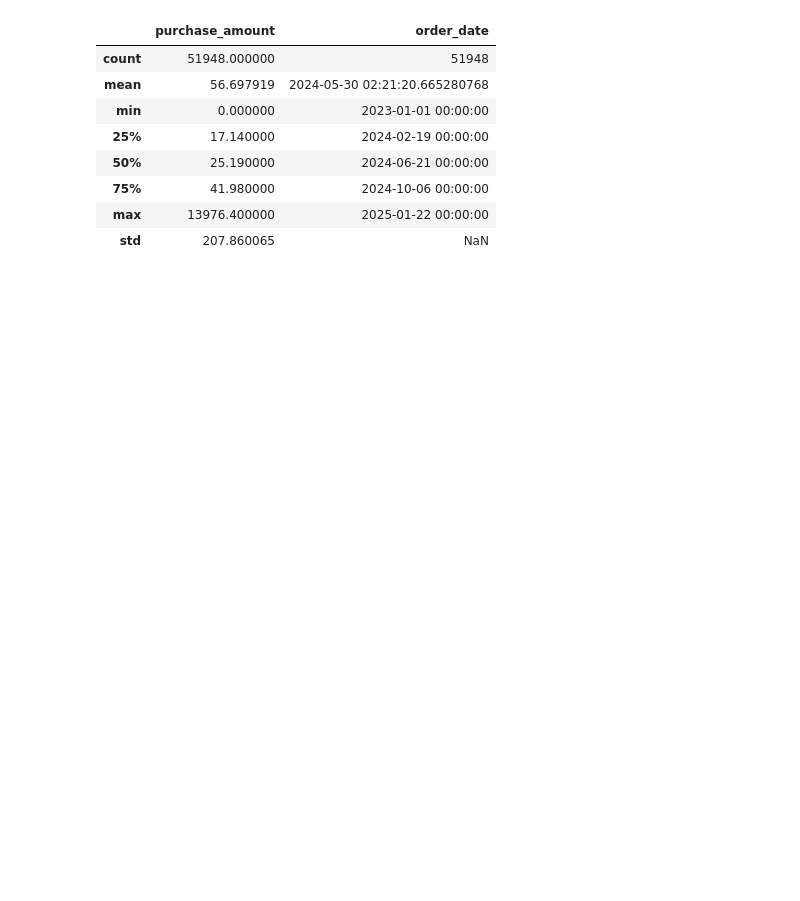
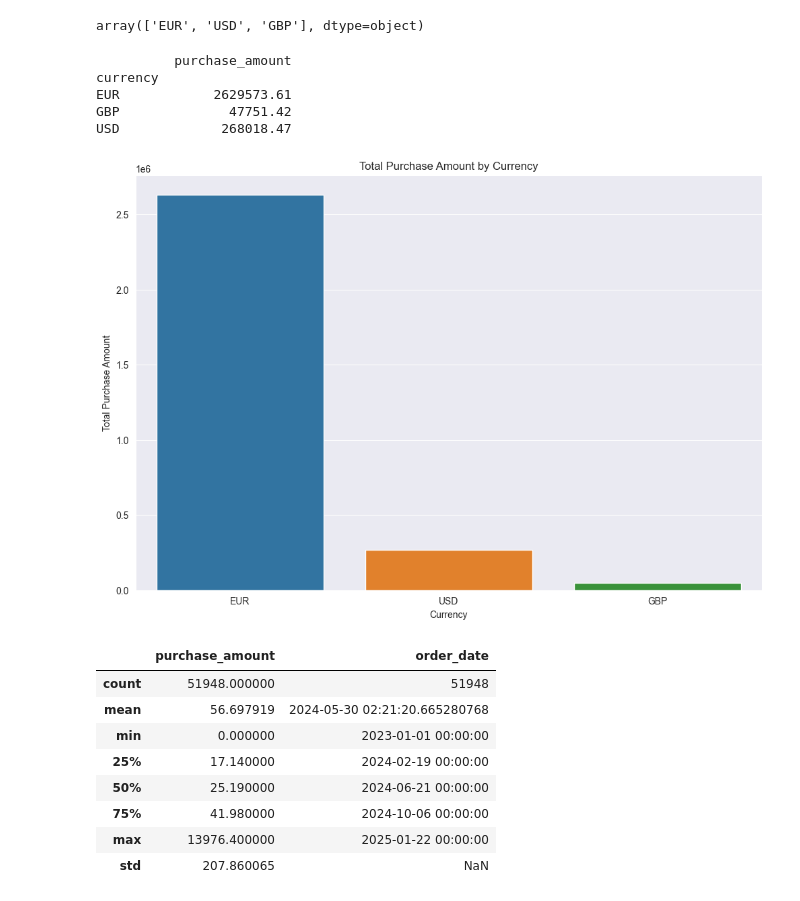
Before and after one commit to menerig/NoACaseStudy, a Jupyter notebook: NoA_case.ipynb, the cells around one changed output. Saved outputs shown, nothing was run; the diff lists cells and outputs as text; code cells hidden in the pictures; blank space fills up the shorter version.

```diff
--- a/NoA_case.ipynb
+++ b/NoA_case.ipynb
@@ -17,6 +17,40 @@ ecomm_df.head()
 | 2 | 33e1834f-db37-4a99-9be5-e45886b4dfd4 | 56.37 | EUR | 2025-01-22 | a27631c8-3fbd-4ace-a46f-c65b2c5928d2 |
 | 3 | 0b51225c-0ffe-4b4a-990b-f266f58e51aa | 24.19 | EUR | 2025-01-22 | 2d5c1cad-07eb-439f-8ffa-9cd8ced6cea2 |
 | 4 | 8d635007-5ab8-4680-988a-6ac5a93ea14b | 24.79 | USD | 2025-01-22 | 48a9bdca-dbf9-41b3-be54-93cf62d257da |
+# %%
+ecomm_df['currency'].unique()
+# %% [output]
+array(['EUR', 'USD', 'GBP'], dtype=object)
+# %%
+print(ecomm_df.groupby(['currency'])[['purchase_amount']].sum())
+# %% [output]
+          purchase_amount
+currency
+EUR            2629573.61
+GBP              47751.42
+USD             268018.47
+# %%
+# Sort by total purchase amount per currency
+ecomm_df_curr = ecomm_df.groupby("currency", as_index=False)["purchase_amount"].sum().sort_values(by="purchase_amount", ascending=False)
+
+# Set plot style
+sns.set_style('darkgrid')
+
+# Create figure and axis
+plt.figure(figsize=(12, 8))
+
+# Create barplot
+sns.barplot(data=ecomm_df_curr, x="currency", y="purchase_amount", hue="currency")
+
+# Improve labeling
+plt.xlabel("Currency")
+plt.ylabel("Total Purchase Amount")
+plt.title("Total Purchase Amount by Currency")
+
+# Show plot
+plt.show()
+# %% [output]
+[figure, added]
 # %%
 ecomm_df.describe()
 # %% [output]
```
Also changed, not shown: parts of 20 cells of this notebook.
